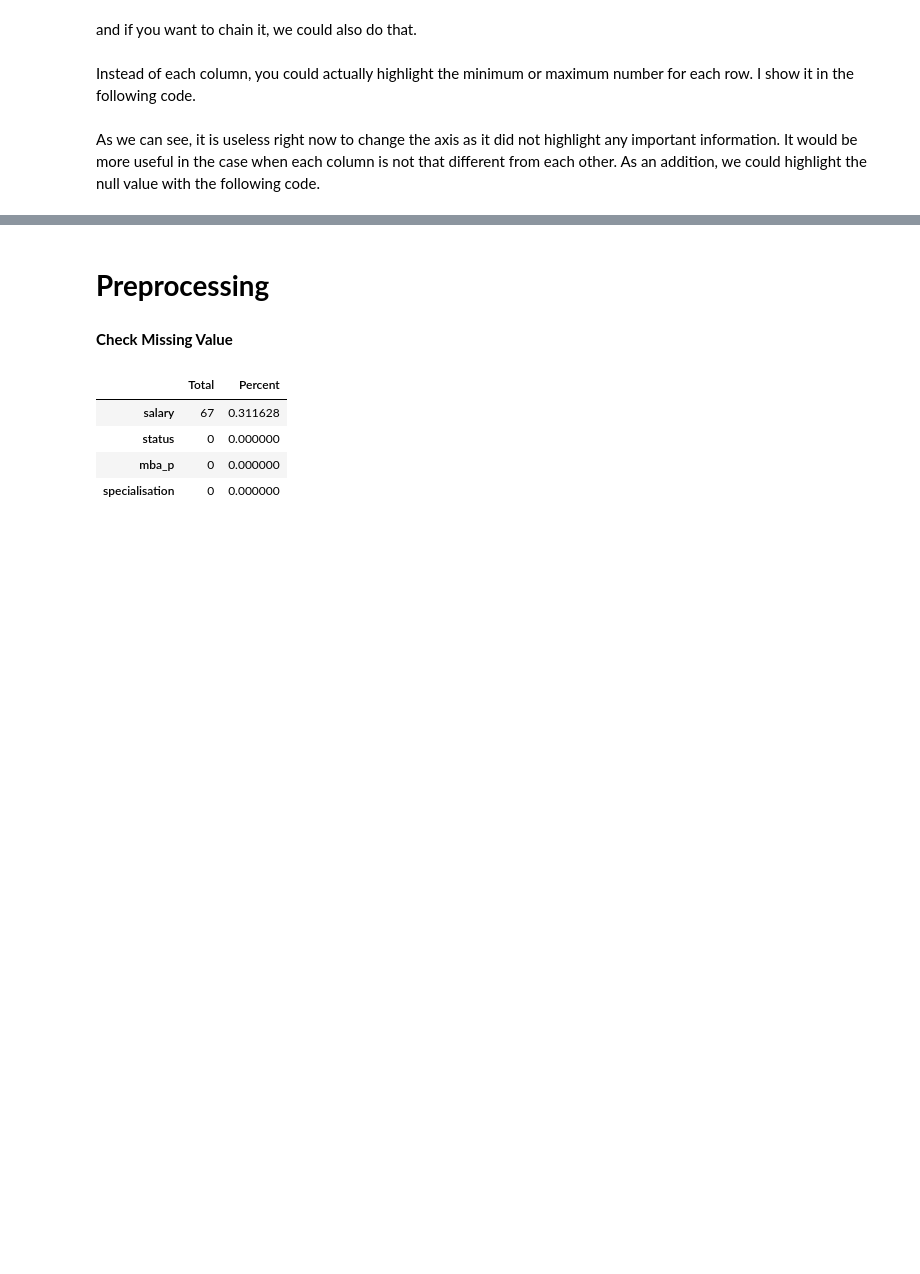
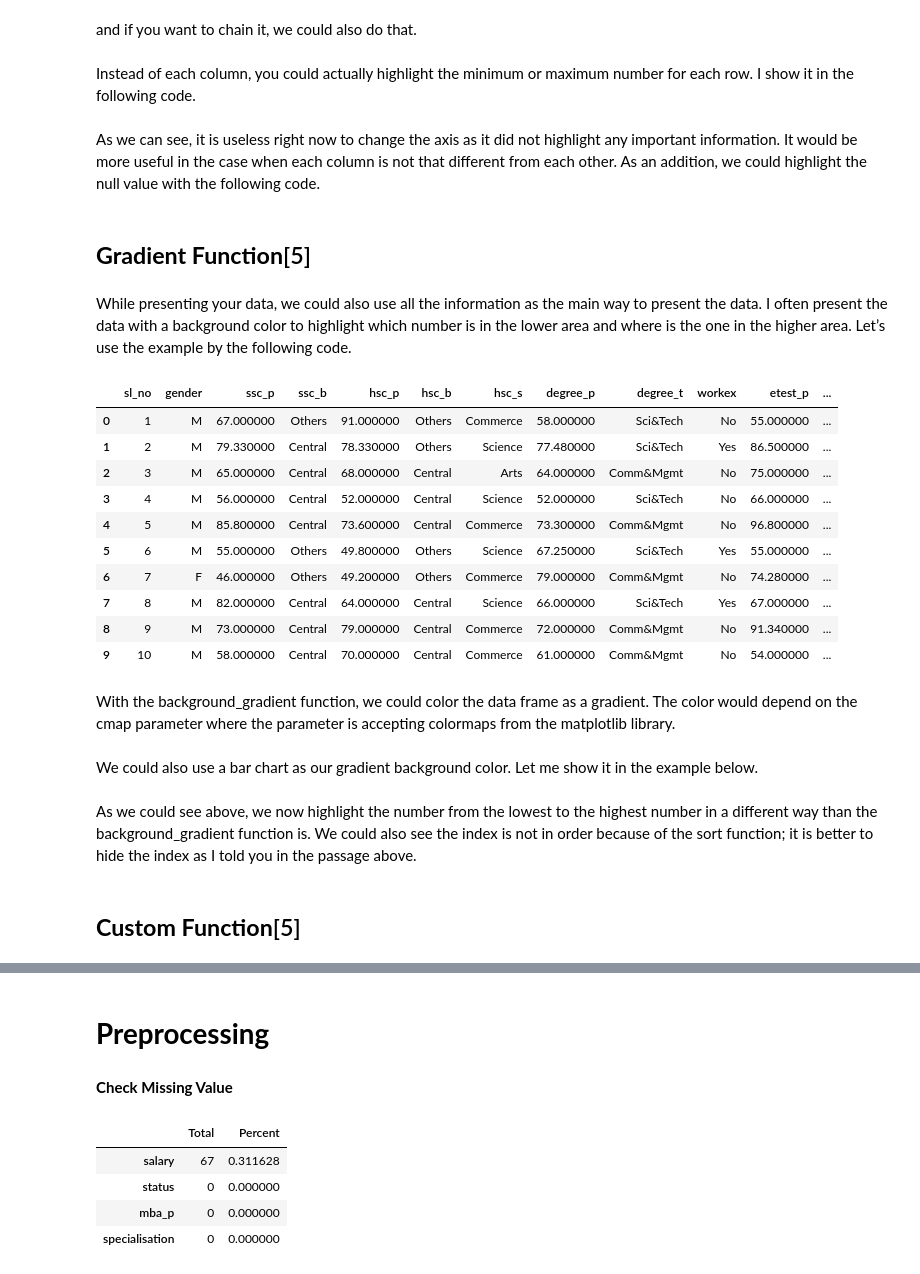
Before and after one commit to dr-mushtaq/Machine-Learning, a Jupyter notebook: Data_Exploratory_and_Ploting.ipynb, the cells around one changed output, grey strips where cells are left out. Saved outputs shown, nothing was run; the diff lists cells and outputs as text; code cells hidden in the pictures; blank space fills up the shorter version.

```diff
--- a/Data_Exploratory_and_Ploting.ipynb
+++ b/Data_Exploratory_and_Ploting.ipynb
@@ -116,3 +116,26 @@ As an addition, we could highlight the null value with the following code.
 # %%
 #Higlight the null value
 data.head(10).style.highlight_null(null_color = 'red')
+# %% [markdown]
+## **Gradient Function**[5]
+# %% [markdown]
+While presenting your data, we could also use all the information as the main way to present the data. I often present the data with a background color to highlight which number is in the lower area and where is the one in the higher area. Let’s use the example by the following code.
+# %%
+#Gradient background color for the numerical columns
+data.head(10).style.background_gradient(cmap = 'Blues')
+# %% [output]
+|  | sl_no | gender | ssc_p | ssc_b | hsc_p | hsc_b | hsc_s | degree_p | degree_t | workex | etest_p | ... |
+| 0 | 1 | M | 67.000000 | Others | 91.000000 | Others | Commerce | 58.000000 | Sci&Tech | No | 55.000000 | ... |
+| 1 | 2 | M | 79.330000 | Central | 78.330000 | Others | Science | 77.480000 | Sci&Tech | Yes | 86.500000 | ... |
+| 2 | 3 | M | 65.000000 | Central | 68.000000 | Central | Arts | 64.000000 | Comm&Mgmt | No | 75.000000 | ... |
+| 3 | 4 | M | 56.000000 | Central | 52.000000 | Central | Science | 52.000000 | Sci&Tech | No | 66.000000 | ... |
+| 4 | 5 | M | 85.800000 | Central | 73.600000 | Central | Commerce | 73.300000 | Comm&Mgmt | No | 96.800000 | ... |
+| 5 | 6 | M | 55.000000 | Others | 49.800000 | Others | Science | 67.250000 | Sci&Tech | Yes | 55.000000 | ... |
+| 6 | 7 | F | 46.000000 | Others | 49.200000 | Others | Commerce | 79.000000 | Comm&Mgmt | No | 74.280000 | ... |
+| 7 | 8 | M | 82.000000 | Central | 64.000000 | Central | Science | 66.000000 | Sci&Tech | Yes | 67.000000 | ... |
+| 8 | 9 | M | 73.000000 | Central | 79.000000 | Central | Commerce | 72.000000 | Comm&Mgmt | No | 91.340000 | ... |
+| 9 | 10 | M | 58.000000 | Central | 70.000000 | Central | Commerce | 61.000000 | Comm&Mgmt | No | 54.000000 | ... |
+# %% [markdown]
+With the background_gradient function, we could color the data frame as a gradient. The color would depend on the cmap parameter where the parameter is accepting colormaps from the matplotlib library.
+# %% [markdown]
+We could also use a bar chart as our gradient background color. Let me show it in the example below.
@@ -118,0 +145,4 @@ data.head(10).style.highlight_null(null_color = 'red')
+# %% [markdown]
+As we could see above, we now highlight the number from the lowest to the highest number in a different way than the background_gradient function is. We could also see the index is not in order because of the sort function; it is better to hide the index as I told you in the passage above.
+# %% [markdown]
+## **Custom Function**[5]
```
Also changed, not shown: parts of 32 cells of this notebook.
